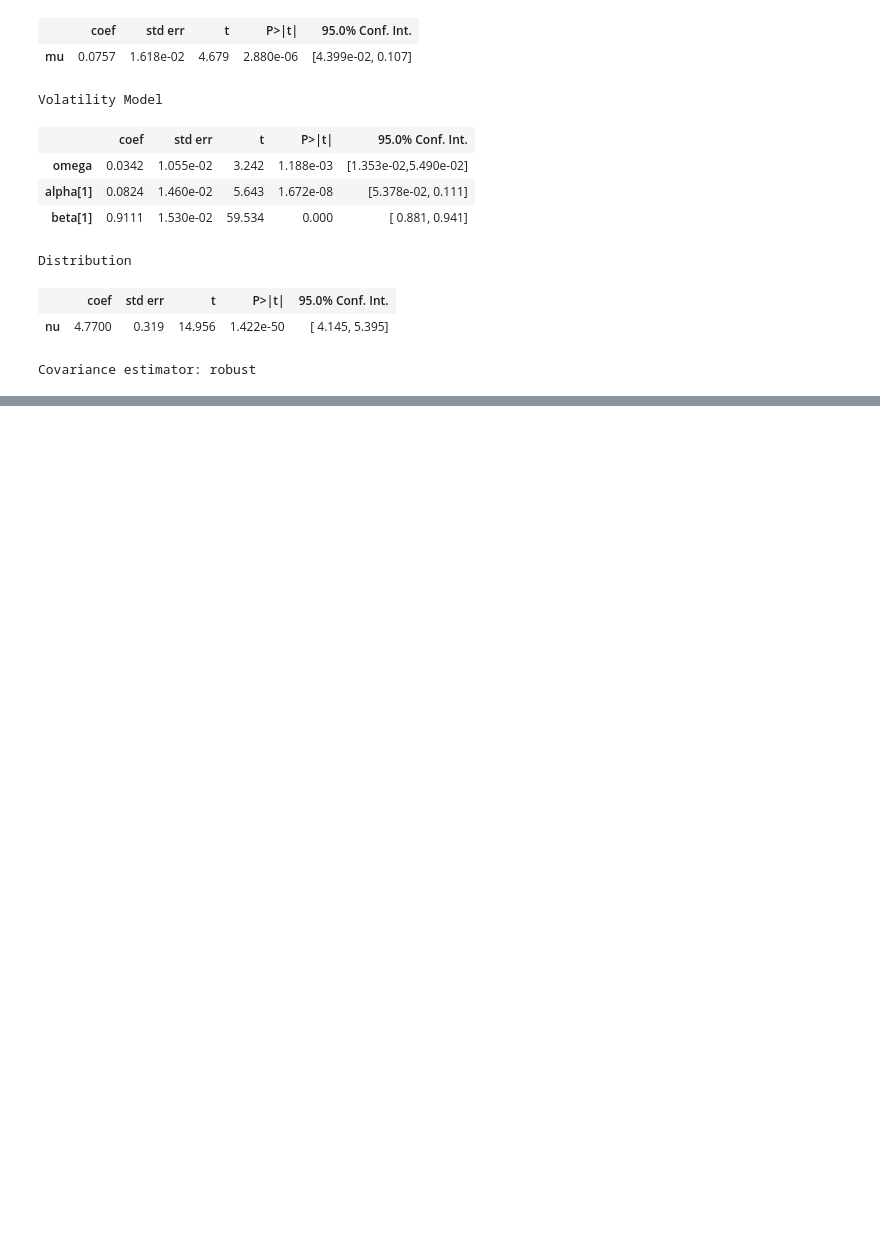
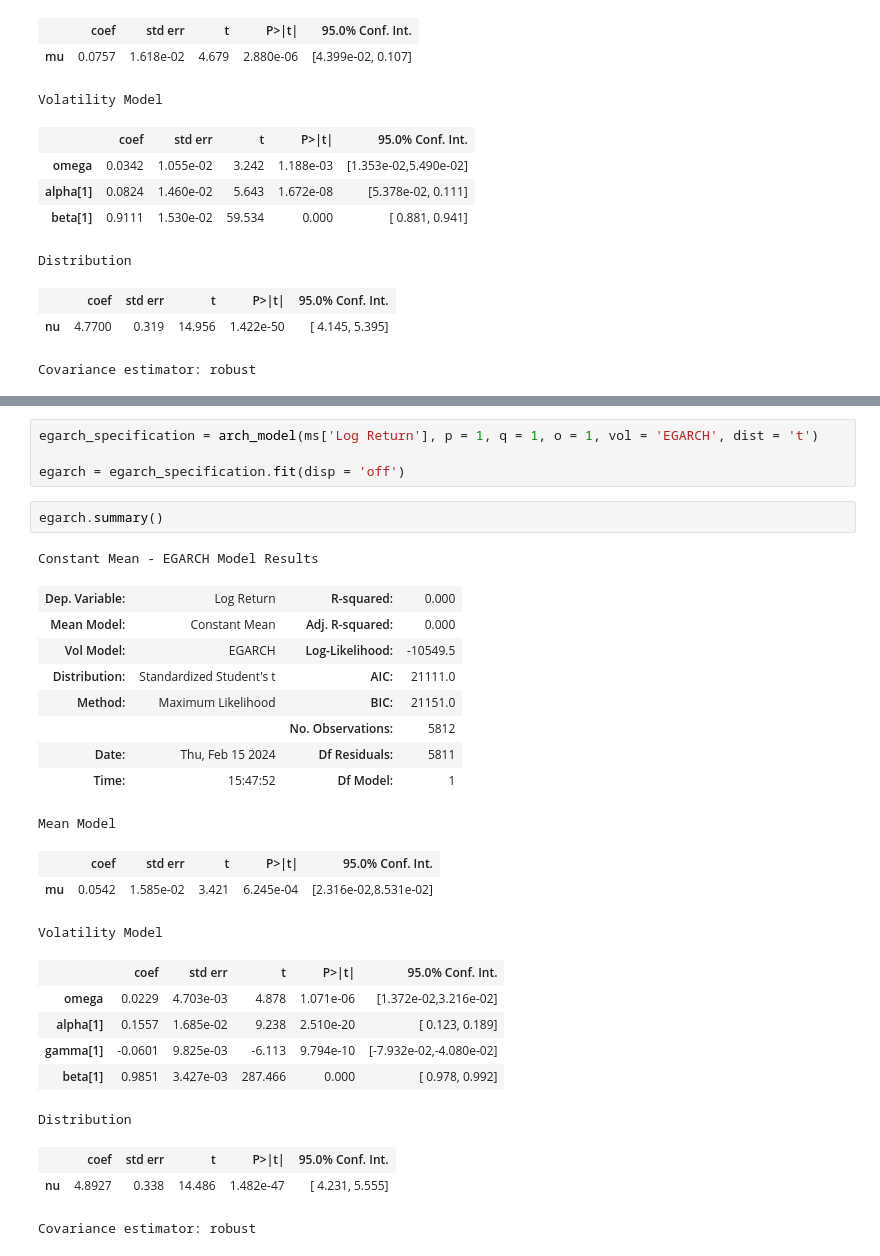
Before and after one commit to GrzegorzPus/Volatility-modeling-of-financial-instruments, a Jupyter notebook: Volatility modeling-Microsoft.ipynb, the cells around one changed output, grey strips where cells are left out. Saved outputs shown, nothing was run; the diff lists cells and outputs as text; blank space fills up the shorter version.

```diff
--- a/Volatility modeling-Microsoft.ipynb
+++ b/Volatility modeling-Microsoft.ipynb
@@ -309,0 +415,29 @@ Covariance estimator: robust
+# %%
+egarch_specification = arch_model(ms['Log Return'], p = 1, q = 1, o = 1, vol = 'EGARCH', dist = 't')
+
+egarch = egarch_specification.fit(disp = 'off')
+# %%
+egarch.summary()
+# %% [output]
+Constant Mean - EGARCH Model Results
+| Dep. Variable: | Log Return | R-squared: | 0.000 |
+| Mean Model: | Constant Mean | Adj. R-squared: | 0.000 |
+| Vol Model: | EGARCH | Log-Likelihood: | -10549.5 |
+| Distribution: | Standardized Student's t | AIC: | 21111.0 |
+| Method: | Maximum Likelihood | BIC: | 21151.0 |
+|  |  | No. Observations: | 5812 |
+| Date: | Thu, Feb 15 2024 | Df Residuals: | 5811 |
+| Time: | 15:47:52 | Df Model: | 1 |
+Mean Model
+|  | coef | std err | t | P>|t| | 95.0% Conf. Int. |
+| mu | 0.0542 | 1.585e-02 | 3.421 | 6.245e-04 | [2.316e-02,8.531e-02] |
+Volatility Model
+|  | coef | std err | t | P>|t| | 95.0% Conf. Int. |
+| omega | 0.0229 | 4.703e-03 | 4.878 | 1.071e-06 | [1.372e-02,3.216e-02] |
+| alpha[1] | 0.1557 | 1.685e-02 | 9.238 | 2.510e-20 | [ 0.123, 0.189] |
+| gamma[1] | -0.0601 | 9.825e-03 | -6.113 | 9.794e-10 | [-7.932e-02,-4.080e-02] |
+| beta[1] | 0.9851 | 3.427e-03 | 287.466 | 0.000 | [ 0.978, 0.992] |
+Distribution
+|  | coef | std err | t | P>|t| | 95.0% Conf. Int. |
+| nu | 4.8927 | 0.338 | 14.486 | 1.482e-47 | [ 4.231, 5.555] |
+Covariance estimator: robust
```
Also changed, not shown: parts of 19 cells of this notebook.
